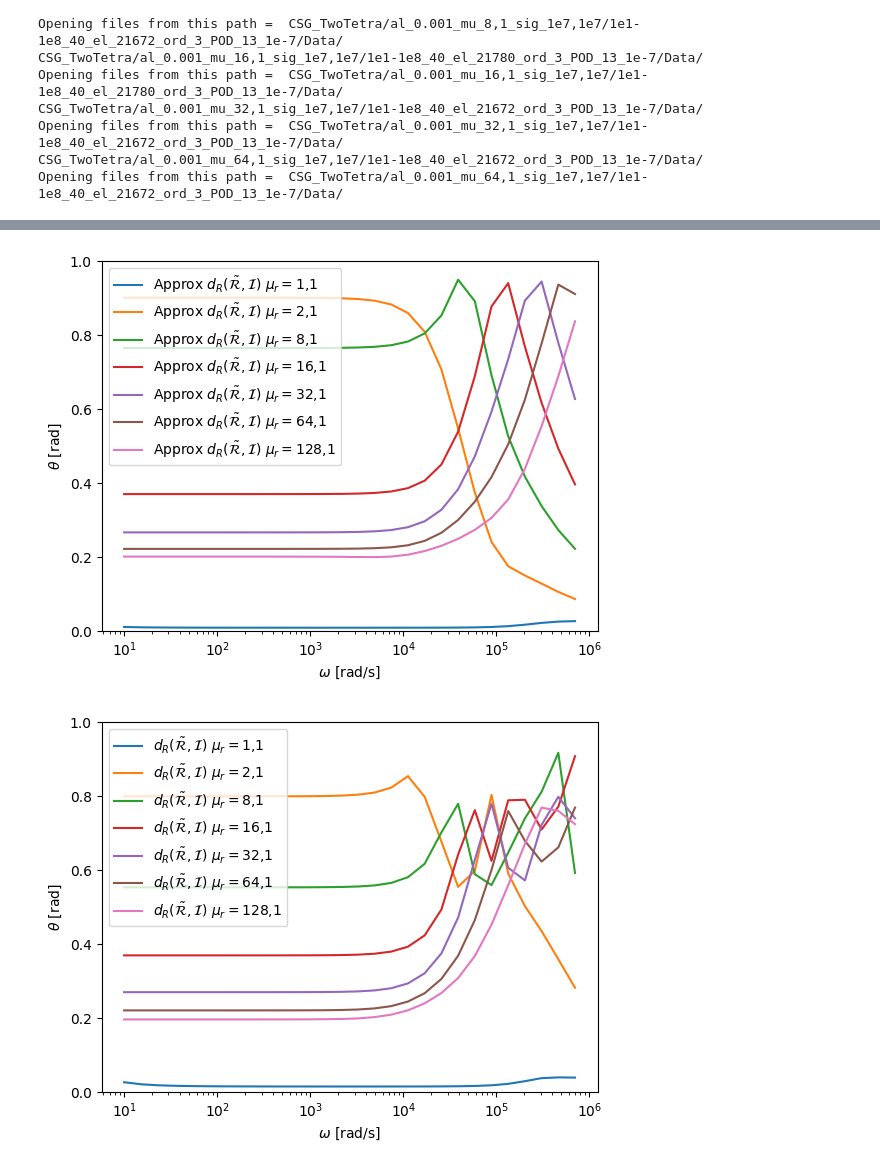
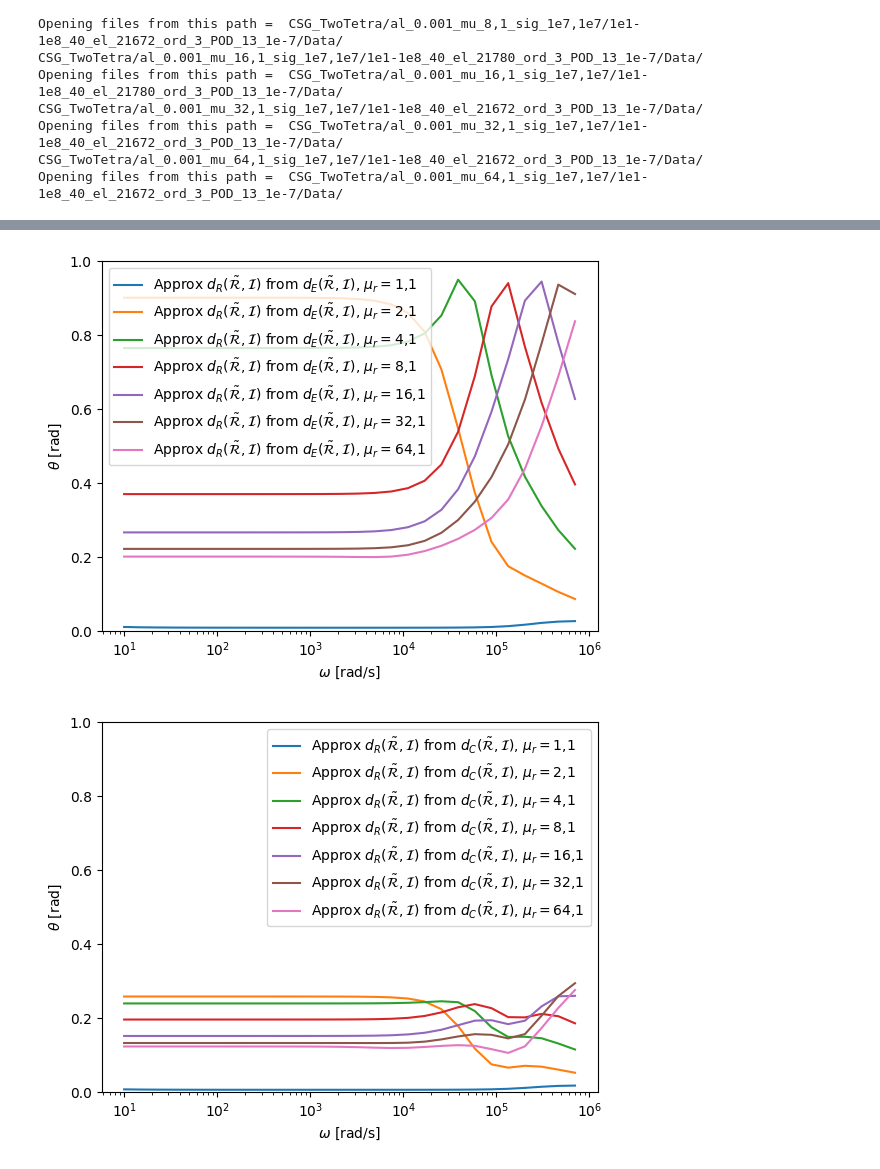
Before and after one commit to pdledger/Rodrigues_Angles, a Jupyter notebook: two_tetra_inhomog.ipynb, the cells around one changed output, grey strips where cells are left out. Saved outputs shown, nothing was run; the diff lists cells and outputs as text; code cells hidden in the pictures.

```diff
--- a/two_tetra_inhomog.ipynb
+++ b/two_tetra_inhomog.ipynb
@@ -74,7 +82,7 @@ DirList=["CSG_TwoTetra/al_0.001_mu_1_sig_1e7/1e1-1e8_40_el_24874_ord_3_POD_13_1e
          "CSG_TwoTetra/al_0.001_mu_32,1_sig_1e7,1e7/1e1-1e8_40_el_21672_ord_3_POD_13_1e-7/Data/",
          "CSG_TwoTetra/al_0.001_mu_64,1_sig_1e7,1e7/1e1-1e8_40_el_21672_ord_3_POD_13_1e-7/Data/"]
 
-murlist=[1,2,8,16,32,64,128]
+murlist=[1,2,4,8,16,32,64]
 Nresults=len(Frequencies)
 Results=np.zeros((7,Nresults))
 TildeResults=np.zeros((7,Nresults))
@@ -82,6 +90,8 @@ dRresults=np.zeros((7,Nresults))
 dRTilderesults=np.zeros((7,Nresults))
 dFresults=np.zeros((7,Nresults))
 dFTilderesults=np.zeros((7,Nresults))
+dCresults=np.zeros((7,Nresults))
+dCTilderesults=np.zeros((7,Nresults))
 # %%
 MaxOmega=1e6
 count=0
@@ -96,6 +106,10 @@ for directory in DirList:
     dFresults[count,:] = RIResults["dFMinAnglestoreRI"]
     dRTilderesults[count,:] = RtildeIResults["MinAnglestoreRtildeI"]
     dFTilderesults[count,:] = RtildeIResults["dFMinAnglestoreRtildeI"]
+    dCresults[count,:] = np.fmin(RIResults["AnglestoreRIcommeasapprxconstsortedmaxdiff_max"],RIResults["AnglestoreRIcommeasapprxconstsortedmindiff_min"])
+    dCTilderesults[count,:] = np.fmin(RtildeIResults["AnglestoreRtildeIcommeasapprxconstsortedmaxdiff_max"],RtildeIResults["AnglestoreRtildeIcommeasapprxconstsortedmindiff_min"])
+
+
     count+=1
 Frequencies=RtildeIResults["Frequencies"]
 # %% [output]
@@ -116,7 +130,7 @@ Opening files from this path =  CSG_TwoTetra/al_0.001_mu_64,1_sig_1e7,1e7/1e1-1e
 # %%
 fig=plt.figure()
 for count in range(7):
-    plt.semilogx(Frequencies,Results[count,:],label=r'Approx $d_R({\cal R},{\cal I})$ $\mu_r=$'+str(murlist[count])+',1')
+    plt.semilogx(Frequencies,Results[count,:],label=r'Approx $d_R({\cal R},{\cal I})$ from $d_E({\cal R},{\cal I})$, $\mu_r=$'+str(murlist[count])+',1')
 plt.xlabel(r'$\omega$ [rad/s]')
 plt.ylabel(r'$\theta$ [rad]')
 plt.legend()
@@ -126,7 +140,17 @@ plt.show()
 
 fig=plt.figure()
 for count in range(7):
-    plt.semilogx(Frequencies,dRresults[count,:],label=r'$d_R({\cal R},{\cal I})$ $\mu_r=$'+str(murlist[count])+',1')
+    plt.semilogx(Frequencies,dCresults[count,:],label=r'Approx $d_R({\cal R},{\cal I})$ from $d_C({\cal R},{\cal I})$, $\mu_r=$'+str(murlist[count])+',1')
+plt.xlabel(r'$\omega$ [rad/s]')
+plt.ylabel(r'$\theta$ [rad]')
+plt.legend()
+plt.ylim(0,0.8)
+plt.savefig("CSG_TwoTetra_apprxdR_metricsdC_al_0.001_inhom_varymu_sig_1e7_ord3.pdf")
+plt.show()
+
+fig=plt.figure()
+for count in range(7):
+    plt.semilogx(Frequencies,dRresults[count,:],label=r'$d_R({\cal R},{\cal I})$, $\mu_r=$'+str(murlist[count])+',1')
 plt.xlabel(r'$\omega$ [rad/s]')
 plt.ylabel(r'$\theta$ [rad]')
 plt.legend()
@@ -137,7 +161,7 @@ plt.show()
 
 fig=plt.figure()
 for count in range(7):
-    plt.semilogx(Frequencies,dFresults[count,:],label=r'$d_F({\cal R},{\cal I})$ $\mu_r=$'+str(murlist[count])+',1')
+    plt.semilogx(Frequencies,dFresults[count,:],label=r'$d_F({\cal R},{\cal I})$, $\mu_r=$'+str(murlist[count])+',1')
 plt.xlabel(r'$\omega$ [rad/s]')
 plt.ylabel(r'$\theta$ [rad]')
 plt.legend()
@@ -151,35 +176,44 @@ plt.show()
 # %%
 fig=plt.figure()
 for count in range(7):
-    plt.semilogx(Frequencies,TildeResults[count,:],label=r'Approx $d_R(\tilde{\cal R},{\cal I})$ $\mu_r=$'+str(murlist[count])+',1')
+    plt.semilogx(Frequencies,TildeResults[count,:],label=r'Approx $d_R(\tilde{\cal R},{\cal I})$ from $d_E(\tilde{\cal R},{\cal I})$, $\mu_r=$'+str(murlist[count])+',1')
+plt.xlabel(r'$\omega$ [rad/s]')
+plt.ylabel(r'$\theta$ [rad]')
+plt.legend()
+plt.ylim(0,1.0)
+plt.savefig("CSG_TwoTetra_apprxdR_metrics_tilde_al_0.001_inhom_varymu_sig_1e7_ord3.pdf")
+plt.show()
+
+fig=plt.figure()
+for count in range(7):
+    plt.semilogx(Frequencies,dCTilderesults[count,:],label=r'Approx $d_R(\tilde{\cal R},{\cal I})$ from $d_C(\tilde{\cal R},{\cal I})$, $\mu_r=$'+str(murlist[count])+',1')
 plt.xlabel(r'$\omega$ [rad/s]')
 plt.ylabel(r'$\theta$ [rad]')
 plt.legend()
 plt.ylim(0,1.0)
 plt.savefig("CSG_TwoTetra_apprxdR_metrics_tilde_al_0.001_inhom_varymu_sig_1e7_ord3.pdf")
 plt.show()
 
 
-
 fig=plt.figure()
 for count in range(7):
-    plt.semilogx(Frequencies,dRTilderesults[count,:],label=r'$d_R(\tilde{\cal R},{\cal I})$ $\mu_r=$'+str(murlist[count])+',1')
+    plt.semilogx(Frequencies,dRTilderesults[count,:],label=r'$d_R(\tilde{\cal R},{\cal I})$, $\mu_r=$'+str(murlist[count])+',1')
 plt.xlabel(r'$\omega$ [rad/s]')
 plt.ylabel(r'$\theta$ [rad]')
 plt.legend()
 plt.ylim(0,1.0)
 plt.savefig("CSG_TwoTetra_dR_metrics_tilde_al_0.001_inhom_varymu_sig_1e7_ord3.pdf")
 plt.show()
 
 fig=plt.figure()
 for count in range(7):
-    plt.semilogx(Frequencies,dFTilderesults[count,:],label=r'$d_F(\tilde{\cal R},{\cal I})$ $\mu_r=$'+str(murlist[count])+',1')
+    plt.semilogx(Frequencies,dFTilderesults[count,:],label=r'$d_F(\tilde{\cal R},{\cal I})$, $\mu_r=$'+str(murlist[count])+',1')
 plt.xlabel(r'$\omega$ [rad/s]')
 plt.ylabel(r'$\theta$ [rad]')
 plt.legend()
 plt.ylim(0,1.0)
 plt.savefig("CSG_TwoTetra_dF_metrics_tilde_al_0.001_inhom_varymu_sig_1e7_ord3.pdf")
 plt.show()
 # %% [output]
-[figure, old version]
+[figure, new version]
-[figure, old version]
+[figure, new version]
```
Also changed, not shown: parts of 5 cells of this notebook, 51 other files.
